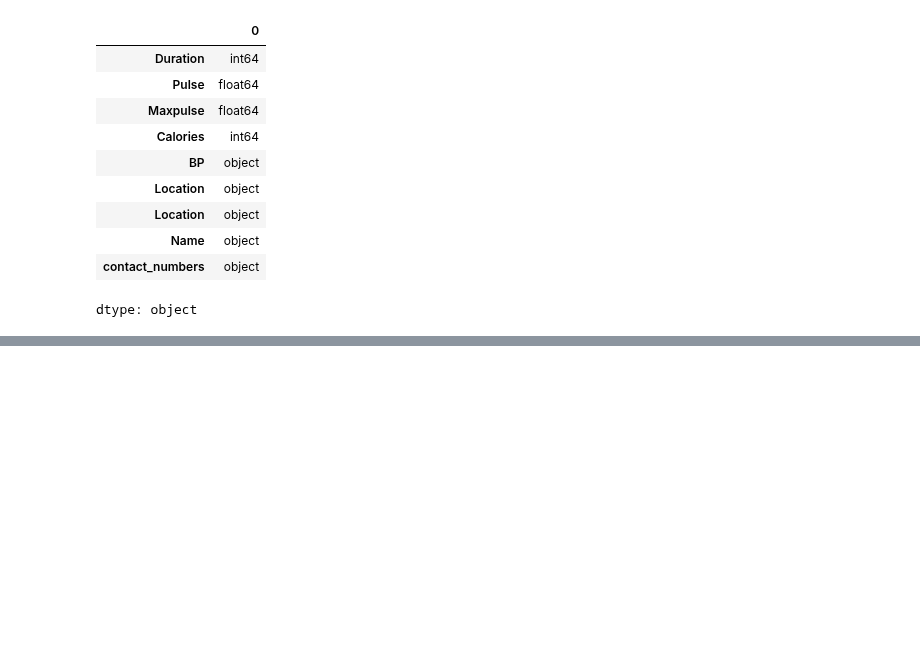
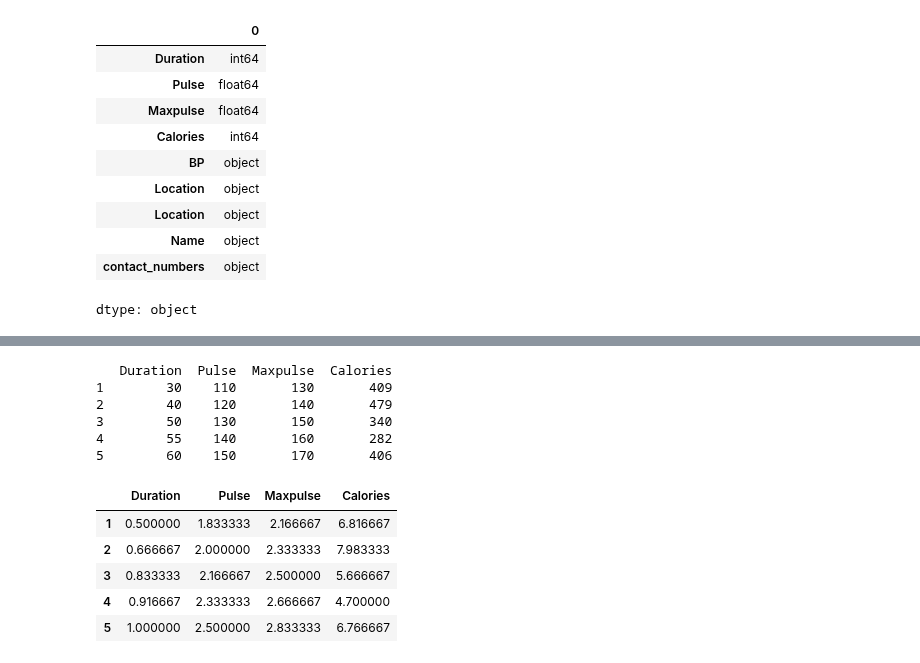
Before and after one commit to ramnagella/Demo, a Jupyter notebook: DA_Day6.ipynb, the cells around one changed output, grey strips where cells are left out. Drawn from its saved outputs; the diff is of its cells as text; code cells hidden in the pictures; blank space fills up the shorter version.

```diff
--- a/DA_Day6.ipynb
+++ b/DA_Day6.ipynb
@@ -236,0 +258,55 @@ dtype: object
+# %%
+import pandas as pd
+data ={
+    "Duration":{
+        "1":30,
+        "2":40,
+        "3":50,
+        "4":55,
+        "5":60
+    },
+    "Pulse":{
+        "1":110,
+        "2":120,
+        "3":130,
+        "4":140,
+        "5":150
+    },
+    "Maxpulse":{
+        "1":130,
+        "2":140,
+        "3":150,
+        "4":160,
+        "5":170
+    },
+    "Calories":{
+        "1":409,
+        "2":479,
+        "3":340,
+        "4":282,
+        "5":406
+    }
+}
+df=pd.DataFrame(data)
+print(df)
+# %% [output]
+   Duration  Pulse  Maxpulse  Calories
+1        30    110       130       409
+2        40    120       140       479
+3        50    130       150       340
+4        55    140       160       282
+5        60    150       170       406
+# %%
+def time_convert(x):
+  return x/60
+#df['Duration']=df['Duration'].apply(time_convert)
+result=df.applymap(time_convert)
+result
+#if you want to make operations in horizontal manner use axis=1 one record in all columns axis =0 means one column and in all rows
+# %% [output]
+|  | Duration | Pulse | Maxpulse | Calories |
+| 1 | 0.500000 | 1.833333 | 2.166667 | 6.816667 |
+| 2 | 0.666667 | 2.000000 | 2.333333 | 7.983333 |
+| 3 | 0.833333 | 2.166667 | 2.500000 | 5.666667 |
+| 4 | 0.916667 | 2.333333 | 2.666667 | 4.700000 |
+| 5 | 1.000000 | 2.500000 | 2.833333 | 6.766667 |
```
Also changed, not shown: parts of 6 cells of this notebook.
